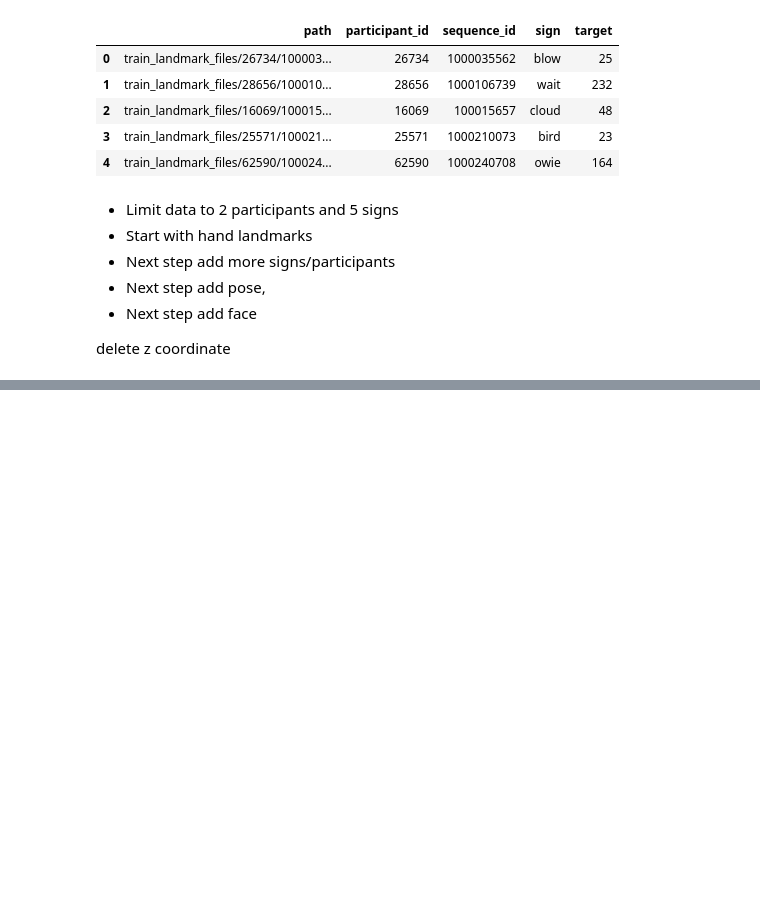
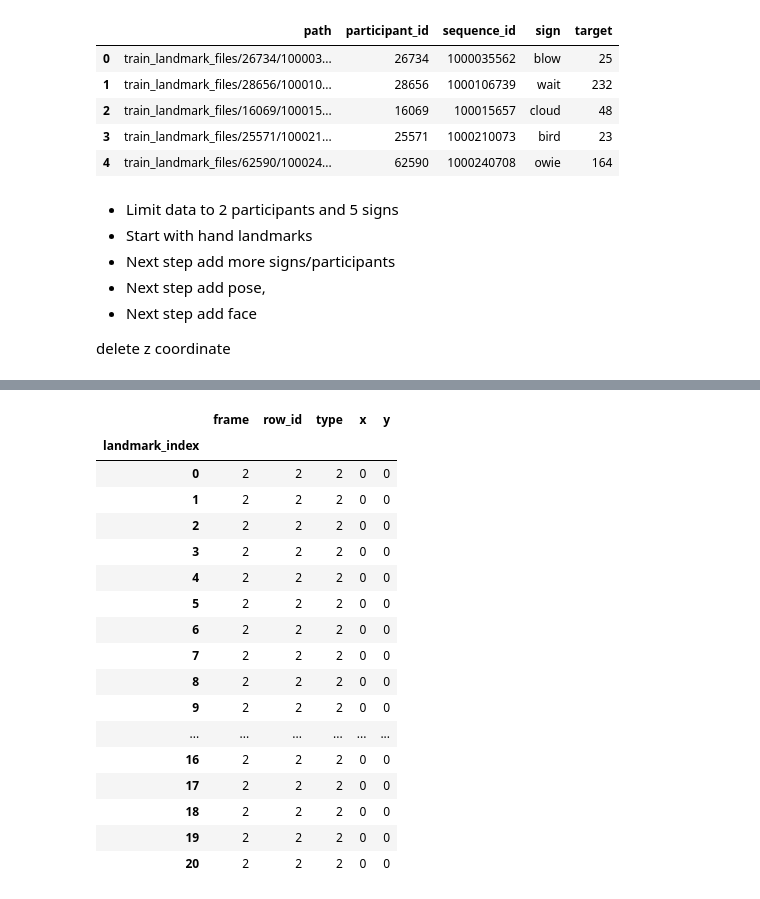
Before and after one commit to vosmani36/Capstone_Project_SignMeUp, a Jupyter notebook: Initial-EDA-Franziska.ipynb, the cells around one changed output, grey strips where cells are left out. Saved outputs shown, nothing was run; the diff lists cells and outputs as text; code cells hidden in the pictures; blank space fills up the shorter version.

```diff
--- a/Initial-EDA-Franziska.ipynb
+++ b/Initial-EDA-Franziska.ipynb
@@ -141,0 +301,22 @@ delete z coordinate
+# %%
+# checking empty values for landmark index
+df_p[df_p['x'].isna()].groupby('landmark_index').count()
+# %% [output]
+|  | frame | row_id | type | x | y |
+| landmark_index |  |  |  |  |  |
+| 0 | 2 | 2 | 2 | 0 | 0 |
+| 1 | 2 | 2 | 2 | 0 | 0 |
+| 2 | 2 | 2 | 2 | 0 | 0 |
+| 3 | 2 | 2 | 2 | 0 | 0 |
+| 4 | 2 | 2 | 2 | 0 | 0 |
+| 5 | 2 | 2 | 2 | 0 | 0 |
+| 6 | 2 | 2 | 2 | 0 | 0 |
+| 7 | 2 | 2 | 2 | 0 | 0 |
+| 8 | 2 | 2 | 2 | 0 | 0 |
+| 9 | 2 | 2 | 2 | 0 | 0 |
+| ... | ... | ... | ... | ... | ... |
+| 16 | 2 | 2 | 2 | 0 | 0 |
+| 17 | 2 | 2 | 2 | 0 | 0 |
+| 18 | 2 | 2 | 2 | 0 | 0 |
+| 19 | 2 | 2 | 2 | 0 | 0 |
+| 20 | 2 | 2 | 2 | 0 | 0 |
```
Also changed, not shown: parts of 30 cells of this notebook.
